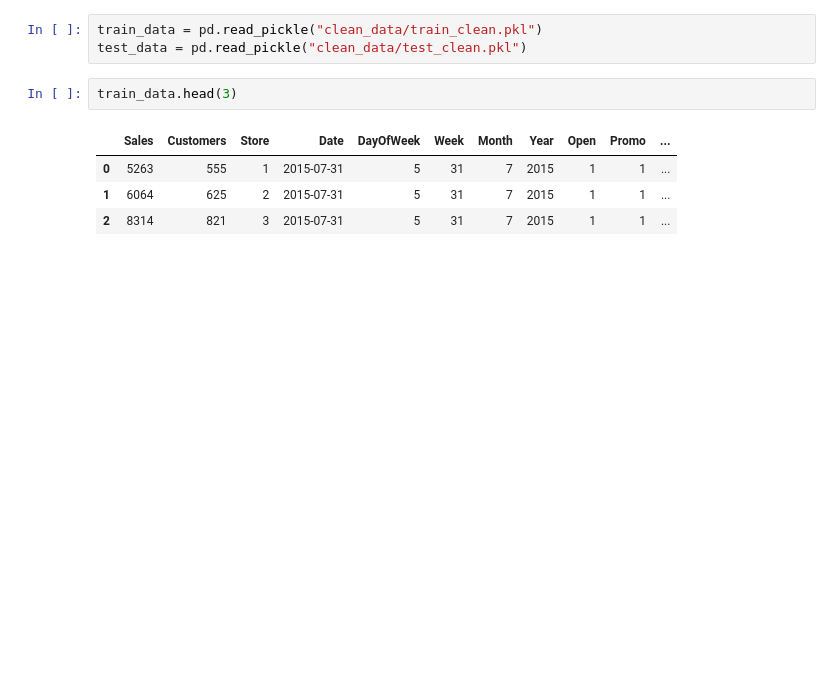
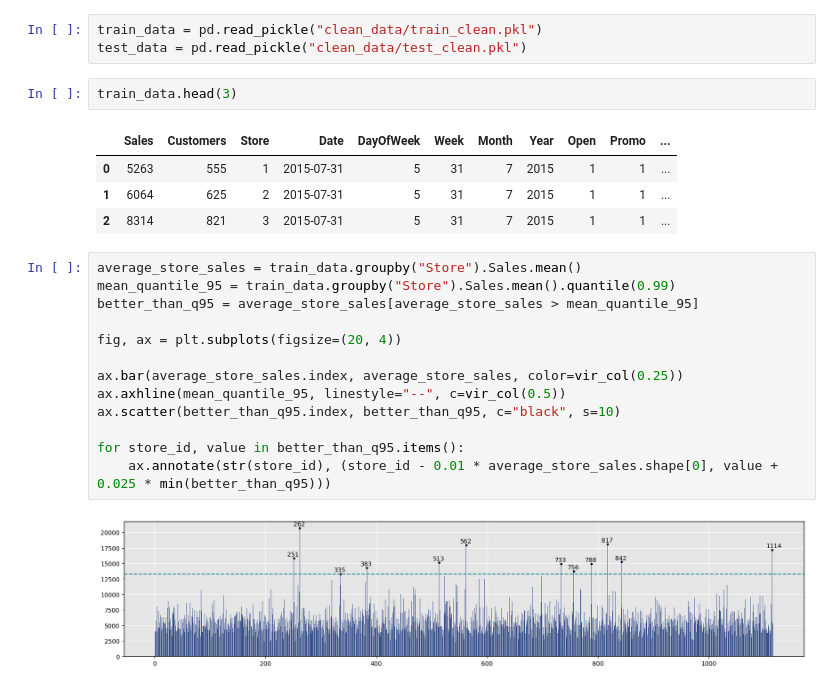
Before and after one commit to filipsajtlava/M9DM2-project, a Jupyter notebook: data_visualization.ipynb, the cells around one changed output. Drawn from its saved outputs; the diff is of its cells as text; blank space fills up the shorter version.

```diff
--- a/data_visualization.ipynb
+++ b/data_visualization.ipynb
@@ -17,4 +25,19 @@ train_data.head(3)
 | 0 | 5263 | 555 | 1 | 2015-07-31 | 5 | 31 | 7 | 2015 | 1 | 1 | ... |
 | 1 | 6064 | 625 | 2 | 2015-07-31 | 5 | 31 | 7 | 2015 | 1 | 1 | ... |
 | 2 | 8314 | 821 | 3 | 2015-07-31 | 5 | 31 | 7 | 2015 | 1 | 1 | ... |
+# %%
+average_store_sales = train_data.groupby("Store").Sales.mean()
+mean_quantile_95 = train_data.groupby("Store").Sales.mean().quantile(0.99)
+better_than_q95 = average_store_sales[average_store_sales > mean_quantile_95]
+
+fig, ax = plt.subplots(figsize=(20, 4))
+
+ax.bar(average_store_sales.index, average_store_sales, color=vir_col(0.25))
+ax.axhline(mean_quantile_95, linestyle="--", c=vir_col(0.5))
+ax.scatter(better_than_q95.index, better_than_q95, c="black", s=10)
+
+for store_id, value in better_than_q95.items():
+    ax.annotate(str(store_id), (store_id - 0.01 * average_store_sales.shape[0], value + 0.025 * min(better_than_q95)))
+# %% [output]
+[figure, added]
 # %%
```
Also changed, not shown: parts of 7 cells of this notebook, 2 other files.
